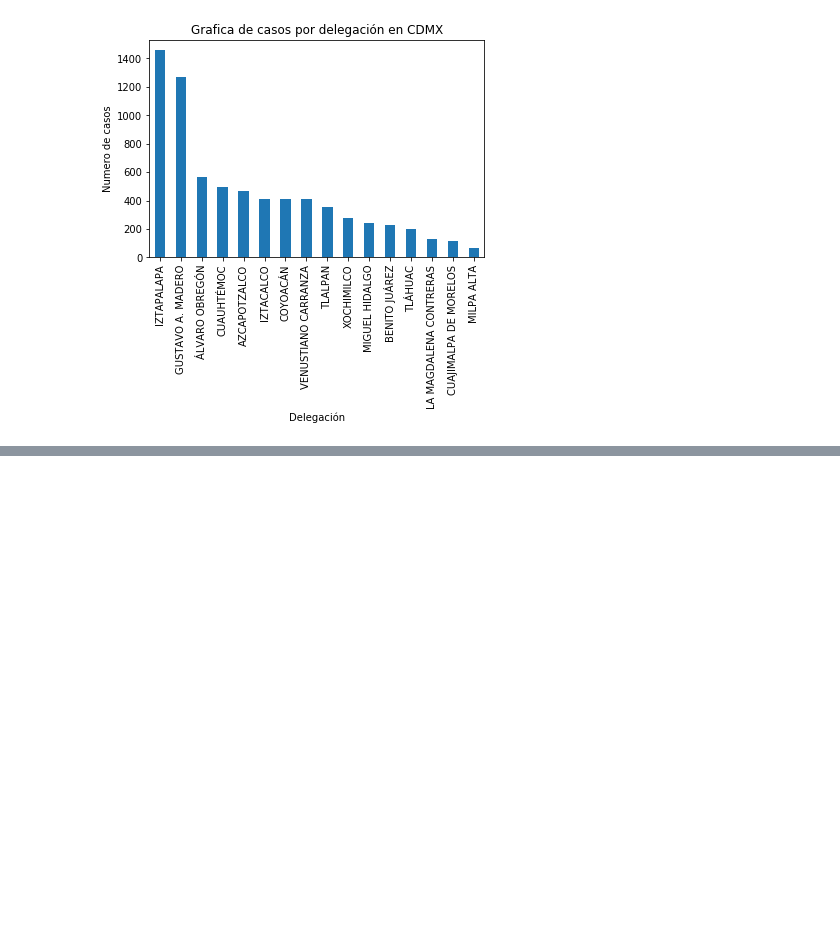
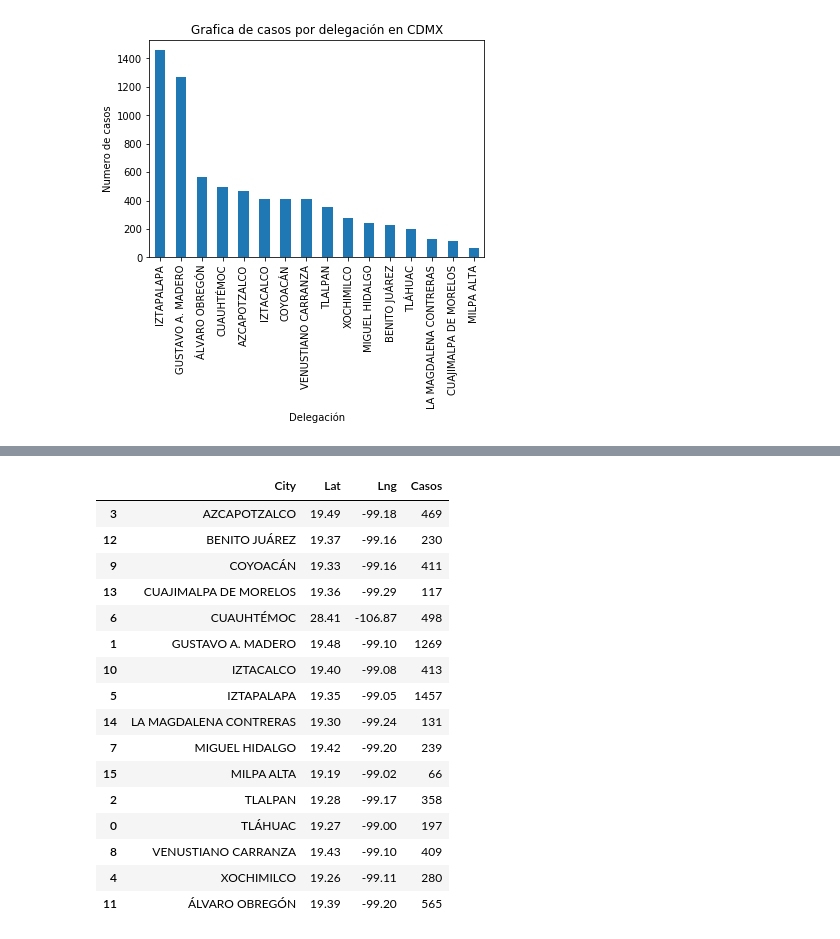
Before and after one commit to berelieta/project1, a Jupyter notebook: COVID_data.ipynb, the cells around one changed output, grey strips where cells are left out. Cells and saved outputs as stored; diff of their text form; code cells hidden in the pictures; blank space fills up the shorter version.

Commit message:
covid commit Bere

```diff
--- a/COVID_data.ipynb
+++ b/COVID_data.ipynb
@@ -303,0 +361,4 @@ plt.show()
+# %%
+# Converting to dataframe
+df = pd.DataFrame(results, columns=column_names)
+df
@@ -303,0 +383,5 @@ plt.show()
+# %%
+# Count how many covid have occured each state
+del_counts = dfcovid["MUNICIPIO_RES"].value_counts().rename_axis('City').reset_index(name='Casos')
+
+del_counts
@@ -303,0 +406,21 @@ plt.show()
+# %%
+merge_cdmx = pd.merge(df,del_counts, on="City", how="outer").sort_values(by=['City'])
+merge_cdmx
+# %% [output]
+|  | City | Lat | Lng | Casos |
+| 3 | AZCAPOTZALCO | 19.49 | -99.18 | 469 |
+| 12 | BENITO JUÁREZ | 19.37 | -99.16 | 230 |
+| 9 | COYOACÁN | 19.33 | -99.16 | 411 |
+| 13 | CUAJIMALPA DE MORELOS | 19.36 | -99.29 | 117 |
+| 6 | CUAUHTÉMOC | 28.41 | -106.87 | 498 |
+| 1 | GUSTAVO A. MADERO | 19.48 | -99.10 | 1269 |
+| 10 | IZTACALCO | 19.40 | -99.08 | 413 |
+| 5 | IZTAPALAPA | 19.35 | -99.05 | 1457 |
+| 14 | LA MAGDALENA CONTRERAS | 19.30 | -99.24 | 131 |
+| 7 | MIGUEL HIDALGO | 19.42 | -99.20 | 239 |
+| 15 | MILPA ALTA | 19.19 | -99.02 | 66 |
+| 2 | TLALPAN | 19.28 | -99.17 | 358 |
+| 0 | TLÁHUAC | 19.27 | -99.00 | 197 |
+| 8 | VENUSTIANO CARRANZA | 19.43 | -99.10 | 409 |
+| 4 | XOCHIMILCO | 19.26 | -99.11 | 280 |
+| 11 | ÁLVARO OBREGÓN | 19.39 | -99.20 | 565 |
```
Also changed, not shown: parts of 16 cells of this notebook, 10 other files.
